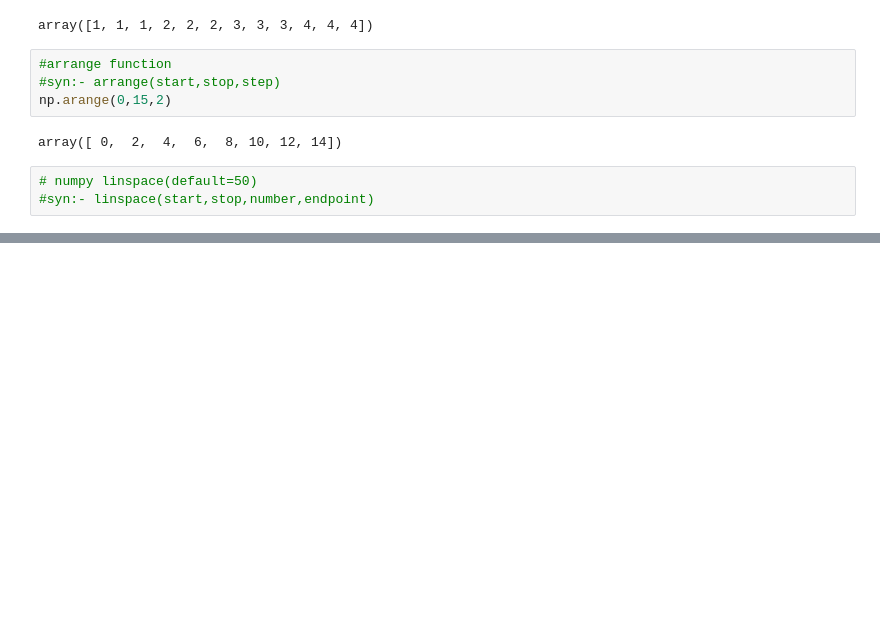
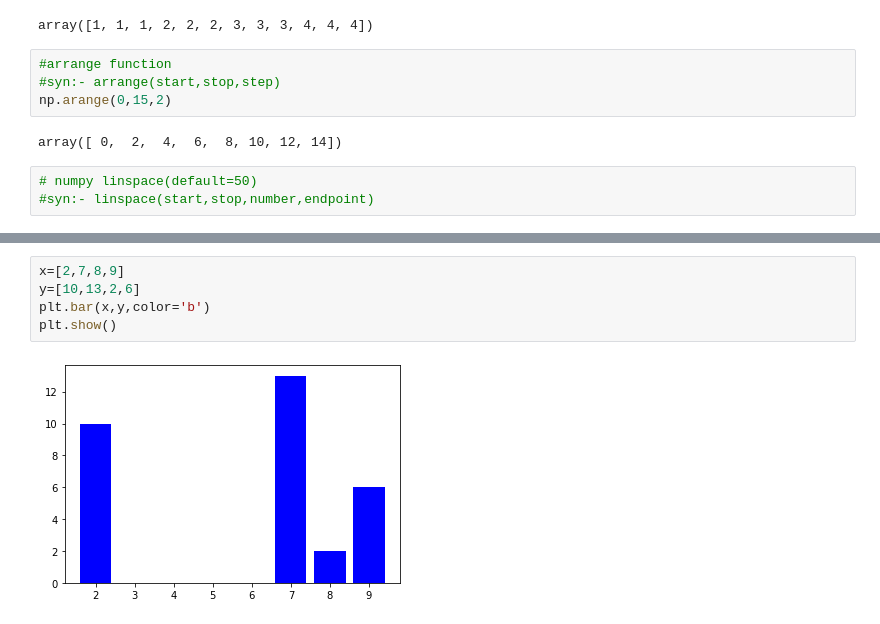
Before and after one commit to vamsikrishna175/python-traning, a Jupyter notebook: Day 6.ipynb, the cells around one changed output, grey strips where cells are left out. Saved outputs shown, nothing was run; the diff lists cells and outputs as text; blank space fills up the shorter version.

```diff
--- a/Day 6.ipynb
+++ b/Day 6.ipynb
@@ -247 +463,8 @@ array([ 0,  2,  4,  6,  8, 10, 12, 14])
+# %%
+x=[2,7,8,9]
+y=[10,13,2,6]
+plt.bar(x,y,color='b')
+plt.show()
+# %% [output]
+[figure, added]
 # %%
```
Also changed, not shown: parts of 27 cells of this notebook, 1 other file.
